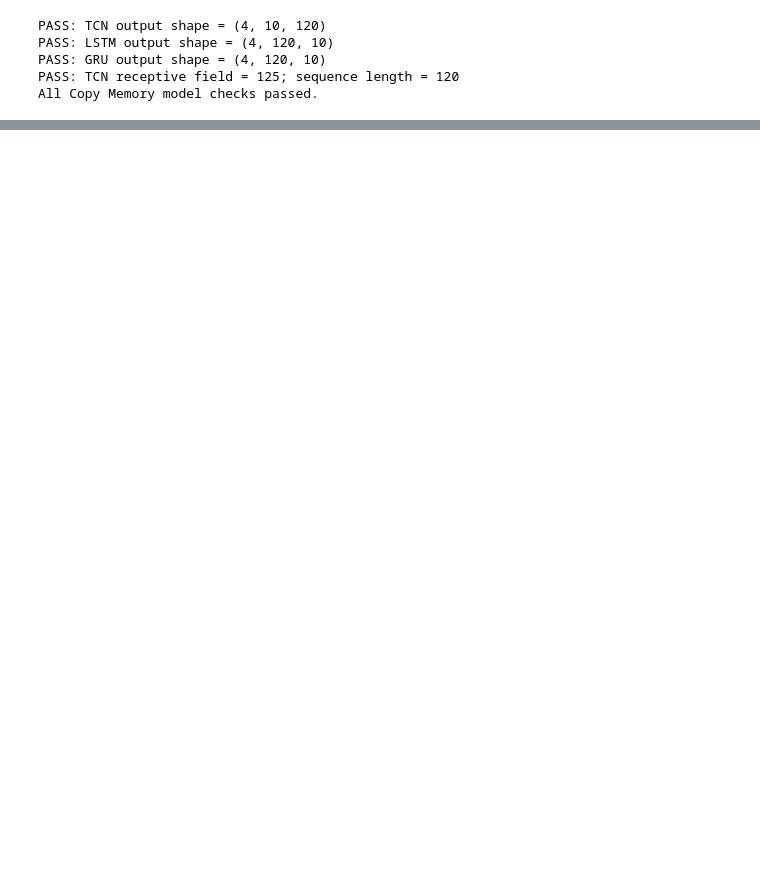
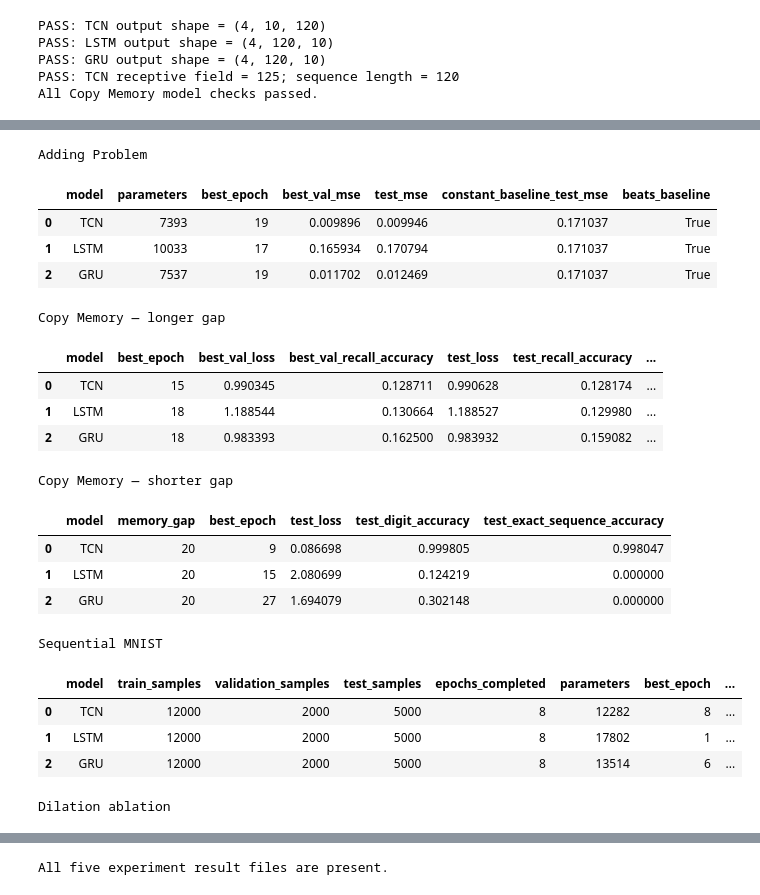
Before and after one commit to PankajRao0004/DL-TCN-Project, a Jupyter notebook: TCN_Implementation.ipynb, the cells around one changed output, grey strips where cells are left out. Cells and saved outputs as stored; diff of their text form; code cells hidden in the pictures; blank space fills up the shorter version.

Commit message:
Update TCN experiment results and documentation

```diff
--- a/TCN_Implementation.ipynb
+++ b/TCN_Implementation.ipynb
@@ -2516,0 +1496,59 @@ Results folder: /content/drive/MyDrive/DL_TCN_Project/results
+# %%
+
+# Check the results from all five experiments
+
+from pathlib import Path
+import pandas as pd
+
+RESULTS_DIR = Path("results")
+
+result_files = {
+    "Adding Problem": "adding_comparison.csv",
+    "Copy Memory — longer gap": "copy_comparison_v2.csv",
+    "Copy Memory — shorter gap": "copy_comparison_v3.csv",
+    "Sequential MNIST": "seq_mnist_comparison.csv",
+    "Dilation ablation": "adding_dilation_ablation.csv",
+}
+
+missing = [
+    filename
+    for filename in result_files.values()
+    if not (RESULTS_DIR / filename).exists()
+]
+
+if missing:
+    raise FileNotFoundError(
+        "Experiment results are missing: "
+        + ", ".join(missing)
+        + ". Run the experiment cells first."
+    )
+
+for experiment, filename in result_files.items():
+    table = pd.read_csv(RESULTS_DIR / filename)
+
+    print(f"\n{experiment}")
+    display(table)
+
+print("\nAll five experiment result files are present.")
+# %% [output]
+Adding Problem
+|  | model | parameters | best_epoch | best_val_mse | test_mse | constant_baseline_test_mse | beats_baseline |
+| 0 | TCN | 7393 | 19 | 0.009896 | 0.009946 | 0.171037 | True |
+| 1 | LSTM | 10033 | 17 | 0.165934 | 0.170794 | 0.171037 | True |
+| 2 | GRU | 7537 | 19 | 0.011702 | 0.012469 | 0.171037 | True |
+Copy Memory — longer gap
+|  | model | best_epoch | best_val_loss | best_val_recall_accuracy | test_loss | test_recall_accuracy | ... |
+| 0 | TCN | 15 | 0.990345 | 0.128711 | 0.990628 | 0.128174 | ... |
+| 1 | LSTM | 18 | 1.188544 | 0.130664 | 1.188527 | 0.129980 | ... |
+| 2 | GRU | 18 | 0.983393 | 0.162500 | 0.983932 | 0.159082 | ... |
+Copy Memory — shorter gap
+|  | model | memory_gap | best_epoch | test_loss | test_digit_accuracy | test_exact_sequence_accuracy |
+| 0 | TCN | 20 | 9 | 0.086698 | 0.999805 | 0.998047 |
+| 1 | LSTM | 20 | 15 | 2.080699 | 0.124219 | 0.000000 |
+| 2 | GRU | 20 | 27 | 1.694079 | 0.302148 | 0.000000 |
+Sequential MNIST
+|  | model | train_samples | validation_samples | test_samples | epochs_completed | parameters | best_epoch | ... |
+| 0 | TCN | 12000 | 2000 | 5000 | 8 | 12282 | 8 | ... |
+| 1 | LSTM | 12000 | 2000 | 5000 | 8 | 17802 | 1 | ... |
+| 2 | GRU | 12000 | 2000 | 5000 | 8 | 13514 | 6 | ... |
+Dilation ablation
@@ -2517 +1558,2 @@ Results folder: /content/drive/MyDrive/DL_TCN_Project/results
+All five experiment result files are present.
 # %%
```
Also changed, not shown: parts of 22 cells of this notebook, 12 other files.
